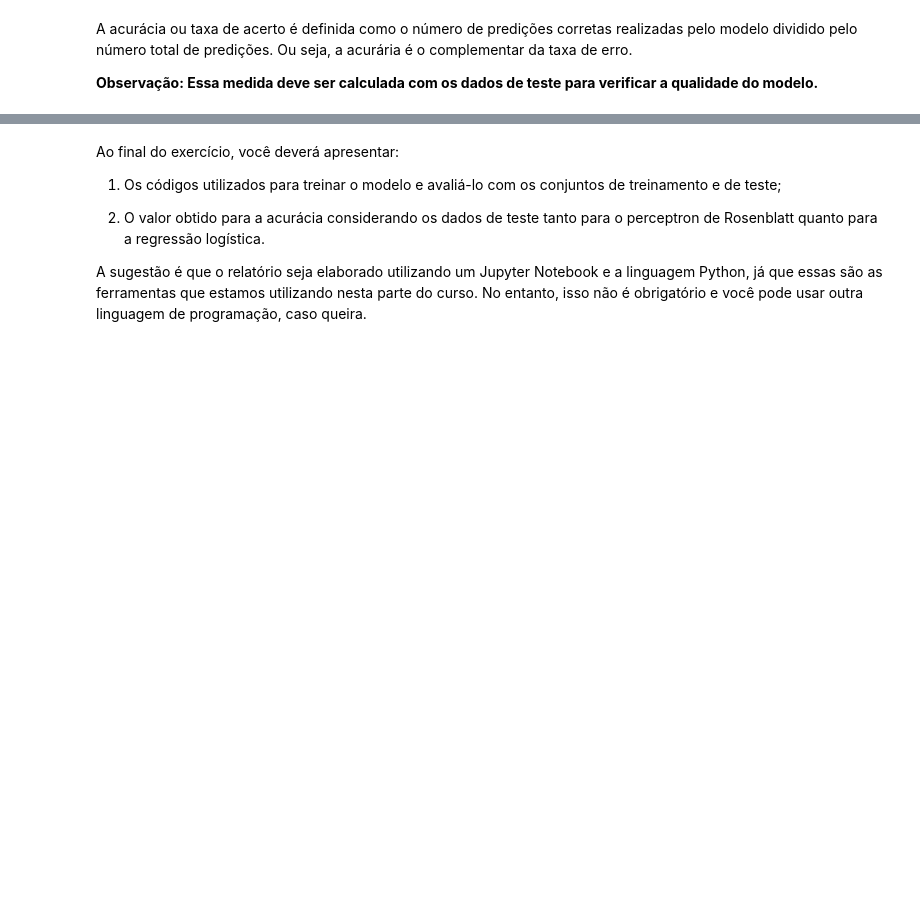
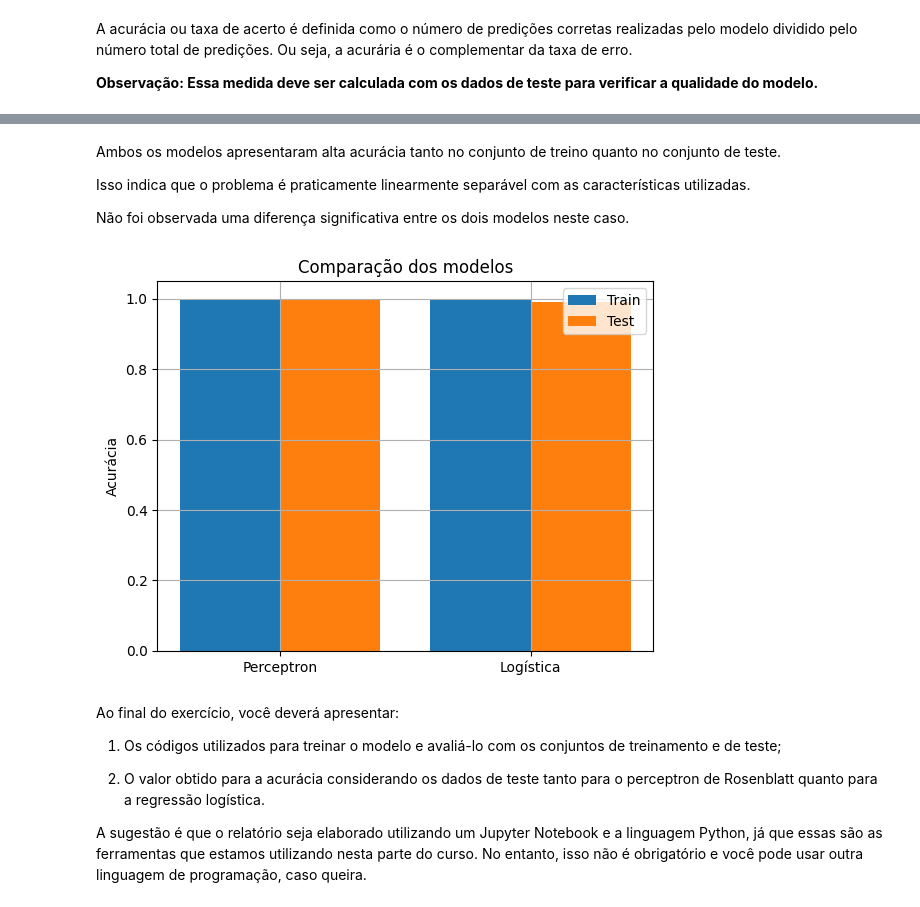
Before and after one commit to Gibonn24/Fundamentos-de-sistemas-Electr-nicos, a Jupyter notebook: ex_entrega_2_phono/ex_entrega_2_phono.ipynb, the cells around one changed output, grey strips where cells are left out. Saved outputs shown, nothing was run; the diff lists cells and outputs as text; code cells hidden in the pictures; blank space fills up the shorter version.

```diff
--- a/ex_entrega_2_phono/ex_entrega_2_phono.ipynb
+++ b/ex_entrega_2_phono/ex_entrega_2_phono.ipynb
@@ -296,3 +313,29 @@ Test accuracy: 0.9958333333333333
+# %% [markdown]
+Ambos os modelos apresentaram alta acurácia tanto no conjunto de treino quanto no conjunto de teste.
+
+Isso indica que o problema é praticamente linearmente separável com as características utilizadas.
+
+Não foi observada uma diferença significativa entre os dois modelos neste caso.
+# %%
+models = ["Perceptron", "Logística"]
+train_acc = [acc_train_perc, acc_train_log]
+test_acc = [acc_test_perc, acc_test_log]
+
+x = np.arange(len(models))
+
+plt.figure()
+plt.bar(x - 0.2, train_acc, width=0.4, label="Train")
+plt.bar(x + 0.2, test_acc, width=0.4, label="Test")
+
+plt.xticks(x, models)
+plt.ylabel("Acurácia")
+plt.title("Comparação dos modelos")
+plt.legend()
+plt.grid()
+
+plt.show()
+# %% [output]
+[figure, added]
 # %% [markdown]
 
 Ao final do exercício, você deverá apresentar:
```
Also changed, not shown: parts of 12 cells of this notebook.
